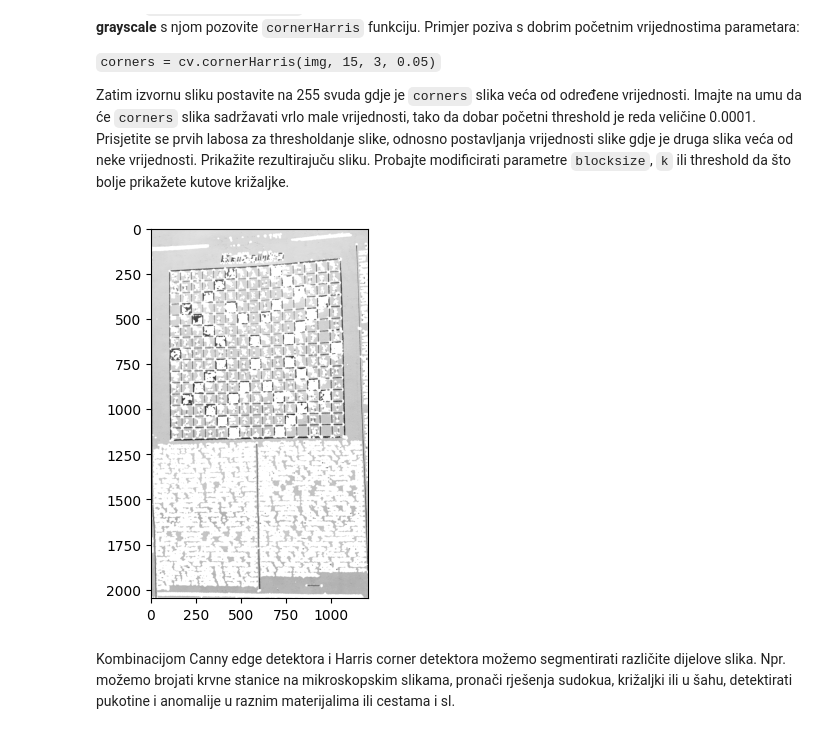
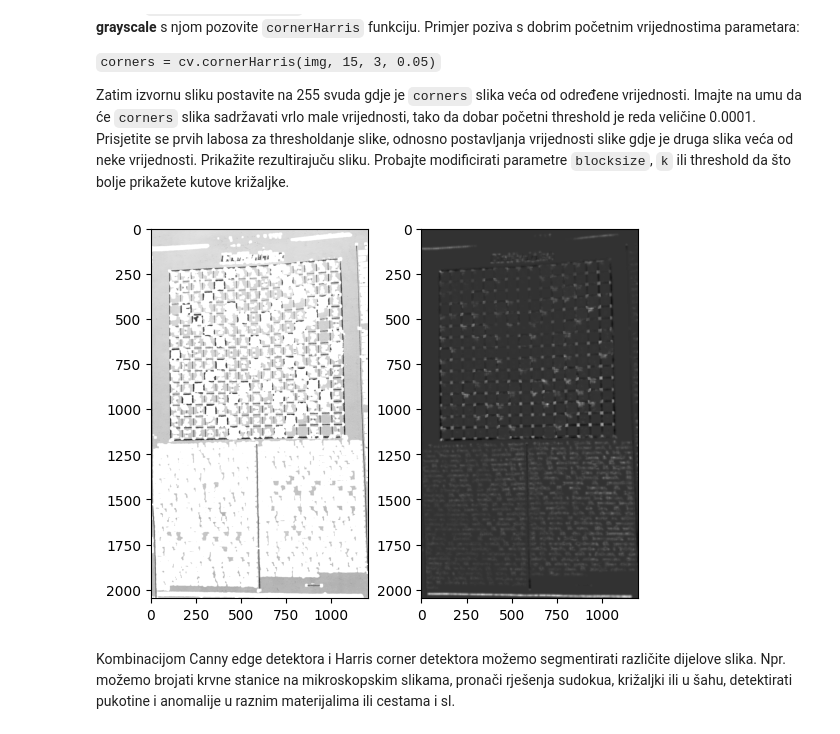
Before and after one commit to grgicmatko/OSU, a Jupyter notebook: lab4.ipynb, the cells around one changed output. Saved outputs shown, nothing was run; the diff lists cells and outputs as text; code cells hidden in the pictures.

```diff
--- a/lab4.ipynb
+++ b/lab4.ipynb
@@ -361,13 +361,18 @@ Zatim izvornu sliku postavite na 255 svuda gdje je `corners` slika veća od odre
 # %%
 image = cv.imread('slike/crossword.jpg',cv.IMREAD_GRAYSCALE)
 
-corners = cv.cornerHarris(image, 10, 21, 0.05)
+corners = cv.cornerHarris(image, 15, 15, 0.05)
 image[corners > 0.0001 * corners.max()] = 255
 
+plt.subplot(1,2,1)
 plt.imshow(image, cmap='gray')
+
+plt.subplot(1,2,2)
+plt.imshow(corners, cmap='gray')
+
 plt.show()
 # %% [output]
-[figure, old version]
+[figure, new version]
 # %% [markdown]
 Kombinacijom Canny edge detektora i Harris corner detektora možemo segmentirati različite dijelove slika. Npr. možemo brojati krvne stanice na mikroskopskim slikama, pronači rješenja sudokua, križaljki ili u šahu, detektirati pukotine i anomalije u raznim materijalima ili cestama i sl.
 # %% [markdown]
```
